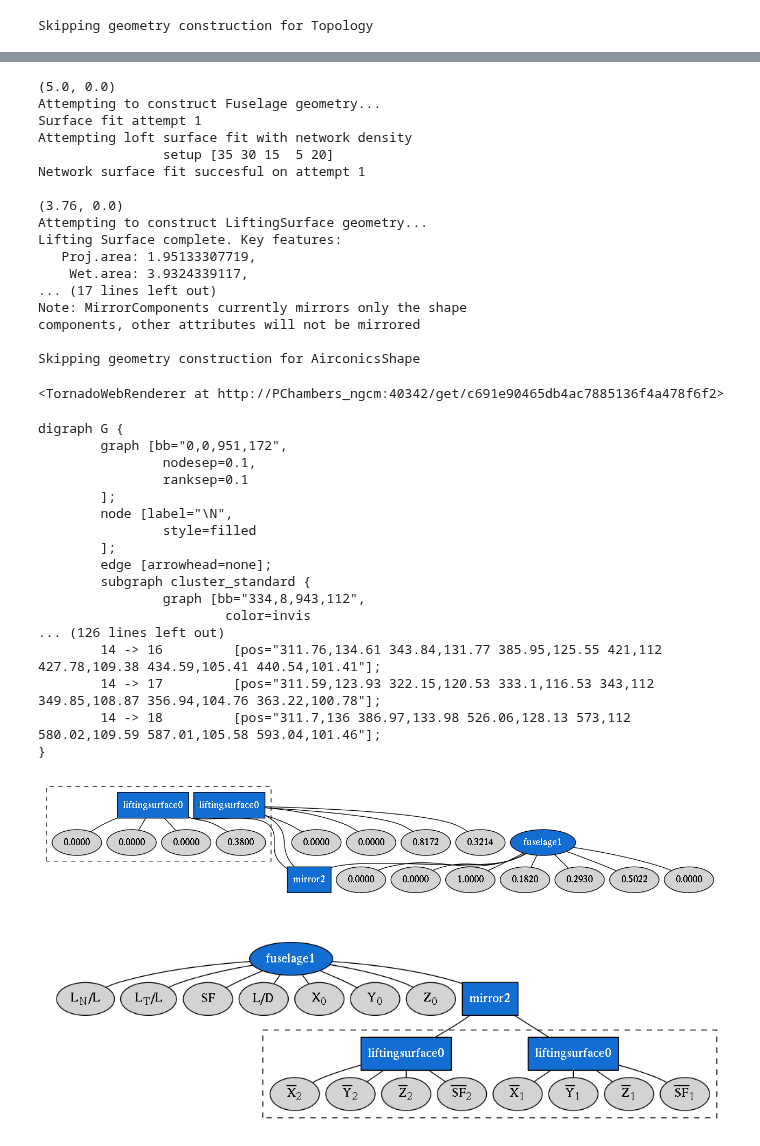
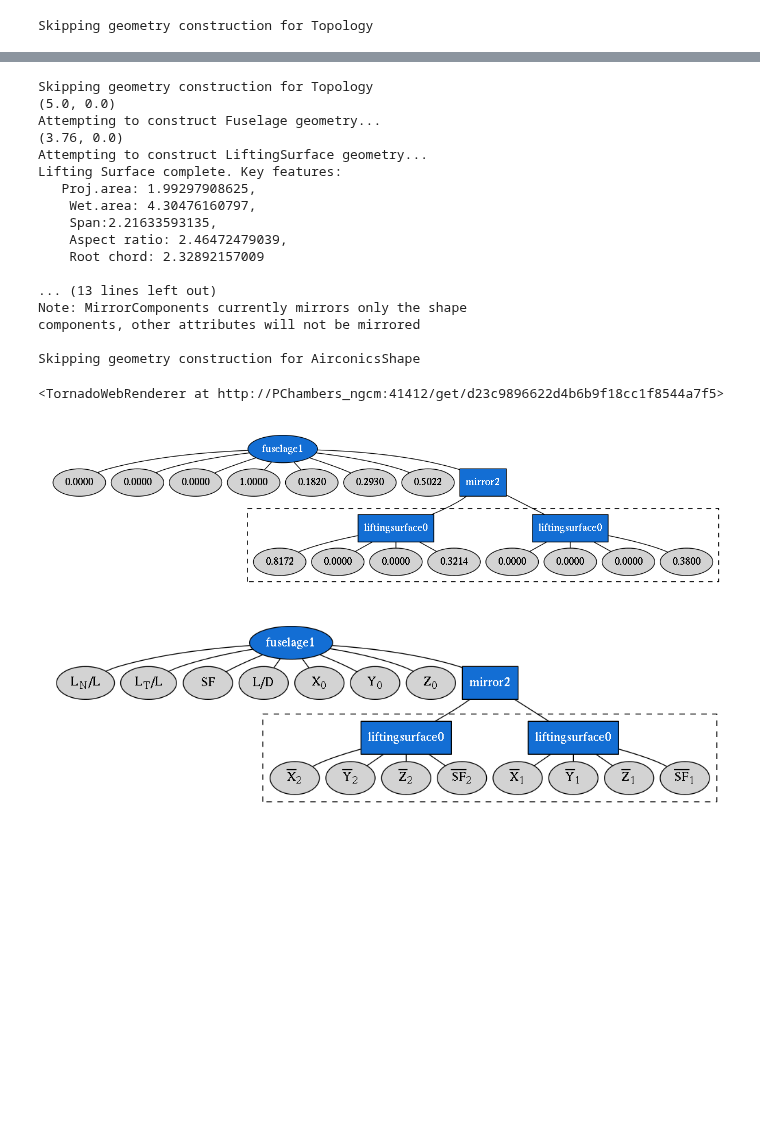
Before and after one commit to p-chambers/occ_airconics, a Jupyter notebook: examples/notebooks/gp_evolve_boxlayout.ipynb, the cells around one changed output, grey strips where cells are left out. Cells and saved outputs as stored; diff of their text form; code cells hidden in the pictures; blank space fills up the shorter version.

Commit message:
Adding logging to topology, engine, liftingsurface and fuselage classes. Migrated primitive set and toolbox generation to the topology class. Fixed topology visualisation for mirrored entities

```diff
--- a/examples/notebooks/gp_evolve_boxlayout.ipynb
+++ b/examples/notebooks/gp_evolve_boxlayout.ipynb
@@ -764,60 +644,44 @@ Skipping geometry construction for Topology
 # %%
+config2 = Topology()
+
 expr_string = """fuselage1(0., 0., 0., 1.0, 0.182, 0.293, 0.5022, mirror2(liftingsurface0(0., 0., 0., 0.38), liftingsurface0(0.8172, 0., 0., 0.3214)))"""
 
-individual = PrimitiveTree.from_string(expr_string, pset2)
+config2.from_string(expr_string)
+
+print(config2)
 
 from airconics.Addons.WebServer.TornadoWeb import TornadoWebRenderer
 
 renderer = TornadoWebRenderer()
 
-config2.run(individual, pset2)
-
 config2.Display(renderer)
 
 renderer
 # %% [output]
+Skipping geometry construction for Topology
 (5.0, 0.0)
 Attempting to construct Fuselage geometry...
-Surface fit attempt 1
-Attempting loft surface fit with network density
-                setup [35 30 15  5 20]
-Network surface fit succesful on attempt 1
-
 (3.76, 0.0)
 Attempting to construct LiftingSurface geometry...
 Lifting Surface complete. Key features:
-   Proj.area: 1.95133307719,
-    Wet.area: 3.9324339117,
-... (17 lines left out)
+   Proj.area: 1.99297908625,
+    Wet.area: 4.30476160797,
+    Span:2.21633593135,
+    Aspect ratio: 2.46472479039,
+    Root chord: 2.32892157009
+
+... (13 lines left out)
 Note: MirrorComponents currently mirrors only the shape
 components, other attributes will not be mirrored
 
 Skipping geometry construction for AirconicsShape
-<TornadoWebRenderer at http://PChambers_ngcm:40342/get/c691e90465db4ac7885136f4a478f6f2>
+<TornadoWebRenderer at http://PChambers_ngcm:41412/get/d23c9896622d4b6b9f18cc1f8544a7f5>
 # %%
-config2.Write('GP_output.step')
+# config2.Write('GP_output.step')
 graph = config2.pydot_graph()
-print(graph.create_dot())
 Image(graph.create_png())
 # %% [output]
-digraph G {
-        graph [bb="0,0,951,172",
-                nodesep=0.1,
-                ranksep=0.1
-        ];
-        node [label="\N",
-                style=filled
-        ];
-        edge [arrowhead=none];
-        subgraph cluster_standard {
-                graph [bb="334,8,943,112",
-                        color=invis
-... (126 lines left out)
-        14 -> 16         [pos="311.76,134.61 343.84,131.77 385.95,125.55 421,112 427.78,109.38 434.59,105.41 440.54,101.41"];
-        14 -> 17         [pos="311.59,123.93 322.15,120.53 333.1,116.53 343,112 349.85,108.87 356.94,104.76 363.22,100.78"];
-        14 -> 18         [pos="311.7,136 386.97,133.98 526.06,128.13 573,112 580.02,109.59 587.01,105.58 593.04,101.46"];
-}
-[figure, old version]
+[figure, new version]
 # %%
 # For now, I'll have to do this by hand...
 graph = """digraph G {
```
Also changed, not shown: parts of 20 cells of this notebook, 5 other files.
